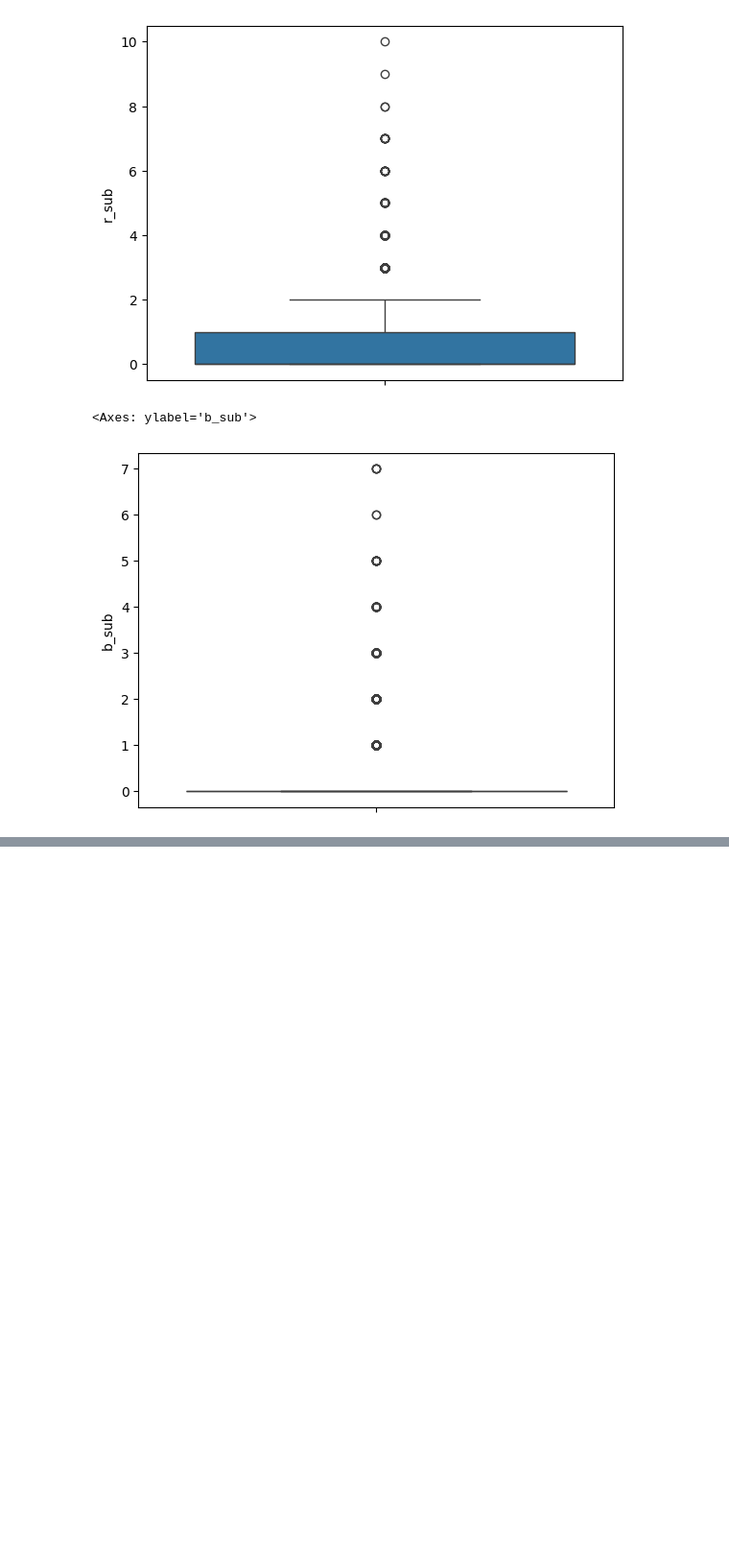
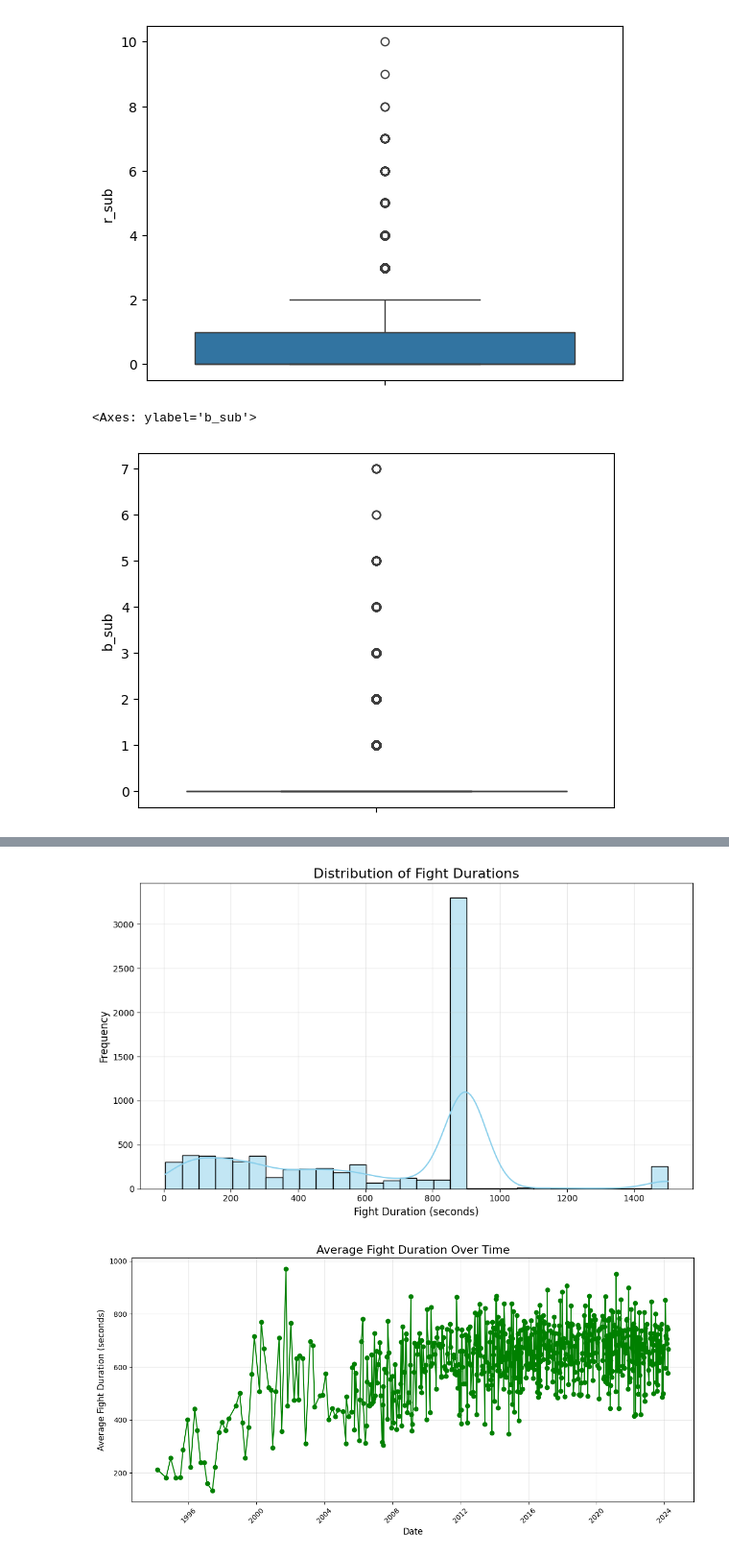
Before and after one commit to kaushalsingh01/UFC-Performance-Metrics-Analysis, a Jupyter notebook: Notebooks/ufc_eda.ipynb, the cells around one changed output, grey strips where cells are left out. Shown at 96% size. Drawn from its saved outputs; the diff is of its cells as text; code cells hidden in the pictures; blank space fills up the shorter version.

```diff
--- a/Notebooks/ufc_eda.ipynb
+++ b/Notebooks/ufc_eda.ipynb
@@ -550,0 +622,37 @@ event_detail_data.to_csv('../Datasets/cleaned_event_data.csv')
+# %%
+# Ensure 'fight_time_seconds' column exists and is numeric
+if "fight_time_seconds" in event_detail_data.columns:
+    # 1. Histogram for Fight Duration Distribution
+    plt.figure(figsize=(10, 6))
+    sns.histplot(event_detail_data["fight_time_seconds"], bins=30, kde=True, color="skyblue")
+    plt.title("Distribution of Fight Durations", fontsize=16)
+    plt.xlabel("Fight Duration (seconds)", fontsize=12)
+    plt.ylabel("Frequency", fontsize=12)
+    plt.grid(alpha=0.3)
+    plt.tight_layout()
+    plt.show()
+
+    # 2. Line Chart for Average Fight Duration Over Time
+    avg_fight_duration = (
+        event_detail_data.groupby("date")["fight_time_seconds"].mean().reset_index()
+    )
+
+    plt.figure(figsize=(12, 6))
+    plt.plot(
+        avg_fight_duration["date"],
+        avg_fight_duration["fight_time_seconds"],
+        marker="o",
+        color="green",
+    )
+    plt.title("Average Fight Duration Over Time", fontsize=16)
+    plt.xlabel("Date", fontsize=12)
+    plt.ylabel("Average Fight Duration (seconds)", fontsize=12)
+    plt.xticks(rotation=45, fontsize=10)
+    plt.grid(alpha=0.3)
+    plt.tight_layout()
+    plt.show()
+else:
+    print("The 'fight_time_seconds' column is missing or not numeric.")
+# %% [output]
+[figure, added]
+[figure, added]
```
Also changed, not shown: parts of 22 cells of this notebook.
